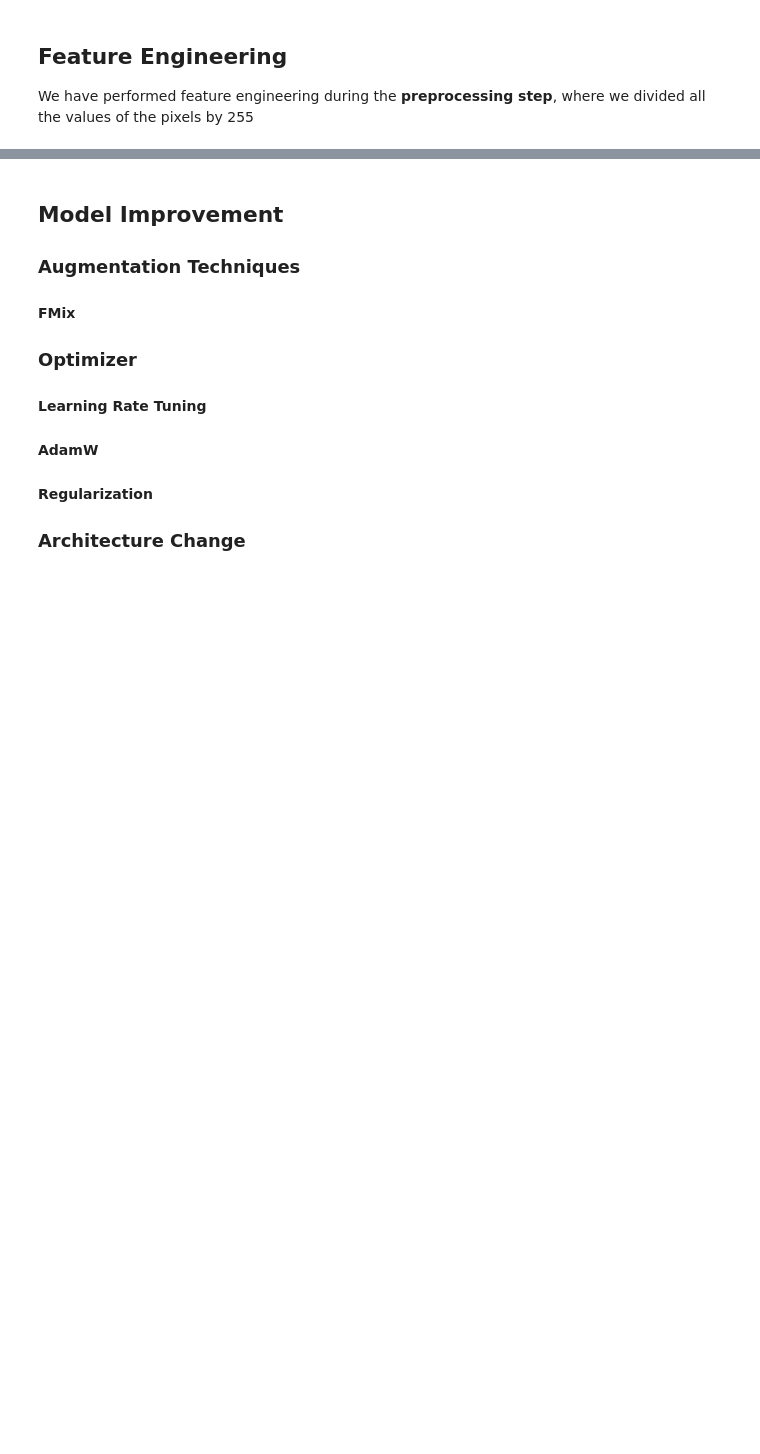
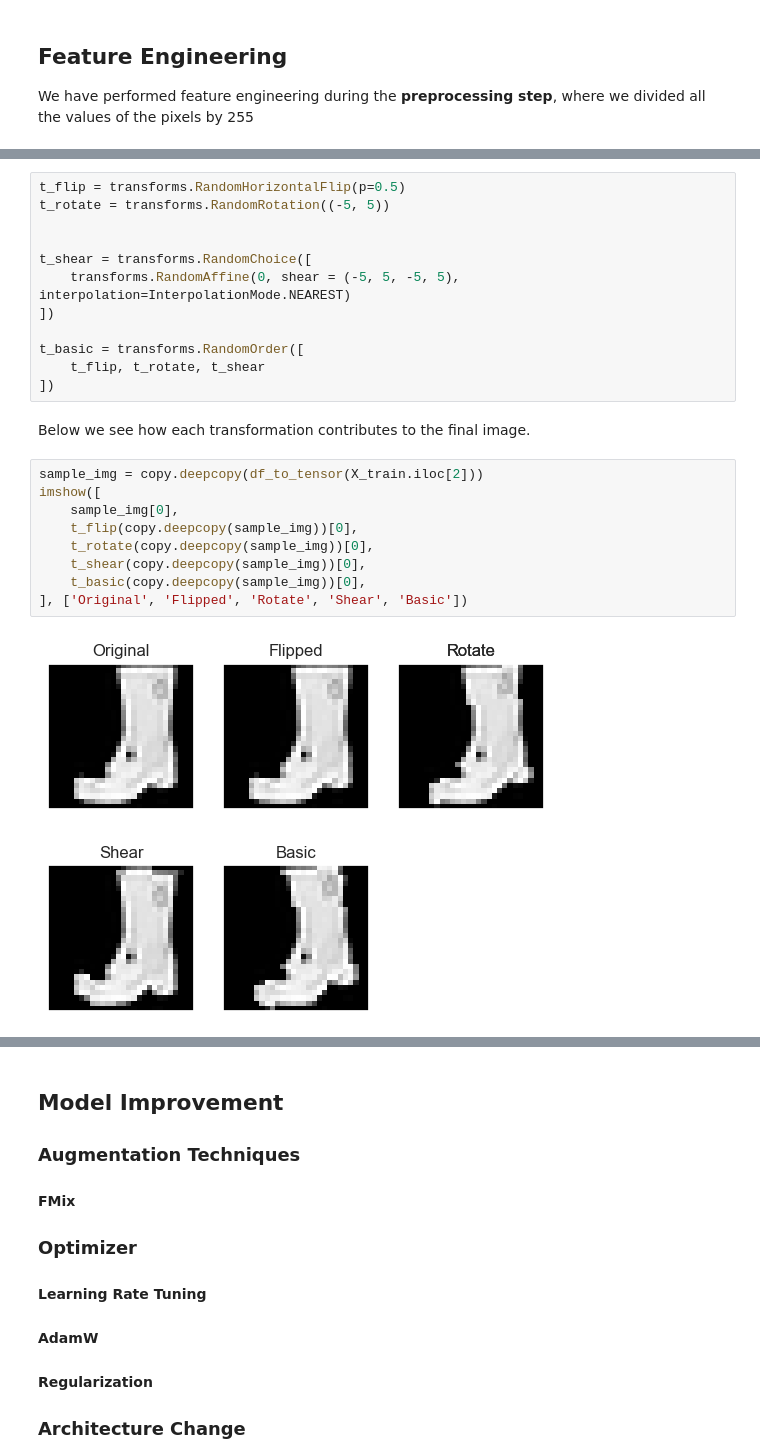
Before and after one commit to kenJPG/Fashion-MNIST, a Jupyter notebook: fashion_mnist.ipynb, the cells around one changed output, grey strips where cells are left out. Drawn from its saved outputs; the diff is of its cells as text; blank space fills up the shorter version.

```diff
--- a/fashion_mnist.ipynb
+++ b/fashion_mnist.ipynb
@@ -630,0 +648,25 @@ We have performed feature engineering during the <strong>preprocessing step</str
+# %%
+t_flip = transforms.RandomHorizontalFlip(p=0.5)
+t_rotate = transforms.RandomRotation((-5, 5))
+
+
+t_shear = transforms.RandomChoice([
+	transforms.RandomAffine(0, shear = (-5, 5, -5, 5), interpolation=InterpolationMode.NEAREST)
+])
+
+t_basic = transforms.RandomOrder([
+	t_flip, t_rotate, t_shear
+])
+# %% [markdown]
+Below we see how each transformation contributes to the final image.
+# %%
+sample_img = copy.deepcopy(df_to_tensor(X_train.iloc[2]))
+imshow([
+	sample_img[0],
+	t_flip(copy.deepcopy(sample_img))[0],
+	t_rotate(copy.deepcopy(sample_img))[0],
+	t_shear(copy.deepcopy(sample_img))[0],
+	t_basic(copy.deepcopy(sample_img))[0],
+], ['Original', 'Flipped', 'Rotate', 'Shear', 'Basic'])
+# %% [output]
+[figure, added]
```
Also changed, not shown: parts of 19 cells of this notebook.
